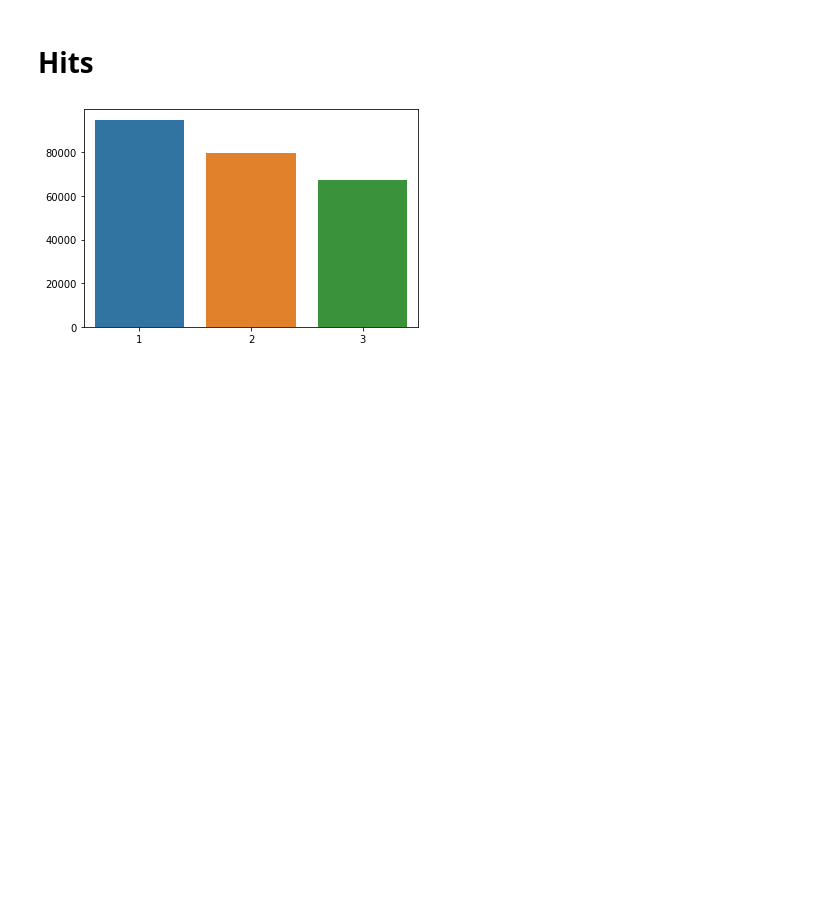
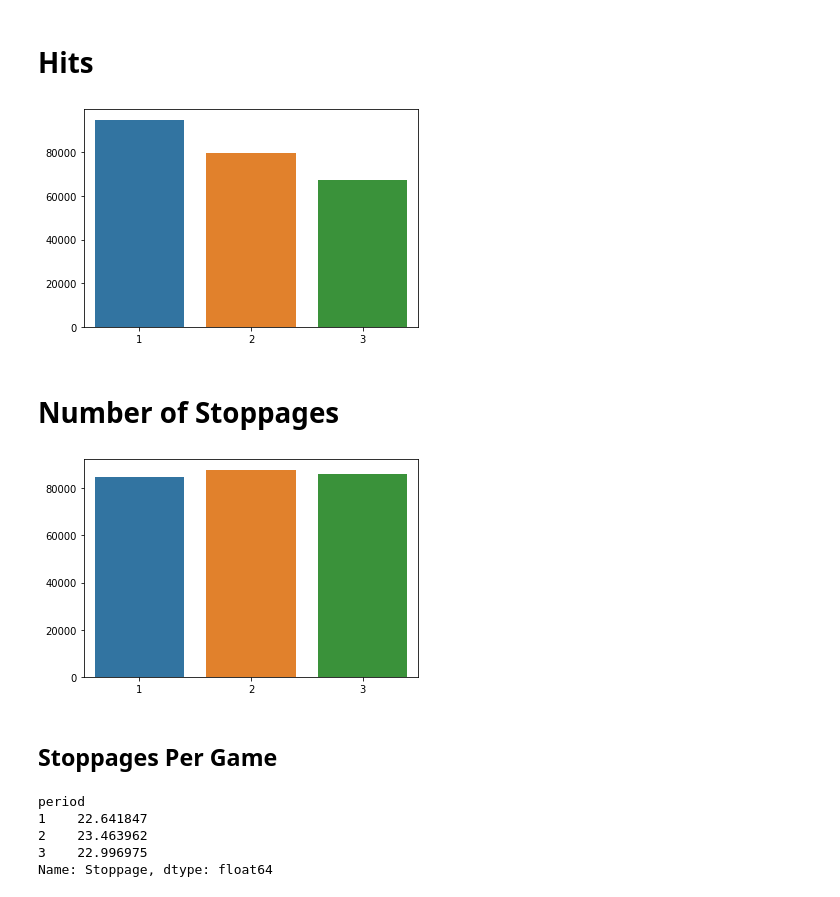
Before and after one commit to gregfeliu/Long-Change-Effect-in-NHL-Gameplay, a Jupyter notebook: notebooks/EDA_long_change.ipynb, the cells around one changed output. Drawn from its saved outputs; the diff is of its cells as text; code cells hidden in the pictures; blank space fills up the shorter version.

```diff
--- a/notebooks/EDA_long_change.ipynb
+++ b/notebooks/EDA_long_change.ipynb
@@ -521,3 +518,25 @@ hits_df = get_raw_data('Hit')
 hits_df.to_csv("../data/hits.csv")
 # %% [output]
 [figure]
+# %% [markdown]
+# Number of Stoppages
+# %%
+stoppage_query = get_total_period_sum('Stoppage')
+stoppage_plot = make_barplot_of_variable_by_period(stoppage_query)
+
+stoppage_df = get_raw_data('Stoppage')
+# stoppage_df.to_csv("../data/stoppages.csv")
+# %% [output]
+[figure, added]
+# %% [markdown]
+## Stoppages Per Game
+# %%
+# 5,718 hours played in regulation
+stoppage_avg = stoppage_df.groupby(['period']).Stoppage.mean()
+stoppage_avg * 3
+# %% [output]
+period
+1    22.641847
+2    23.463962
+3    22.996975
+Name: Stoppage, dtype: float64
```
Also changed, not shown: parts of 5 cells of this notebook, 1 other file.
